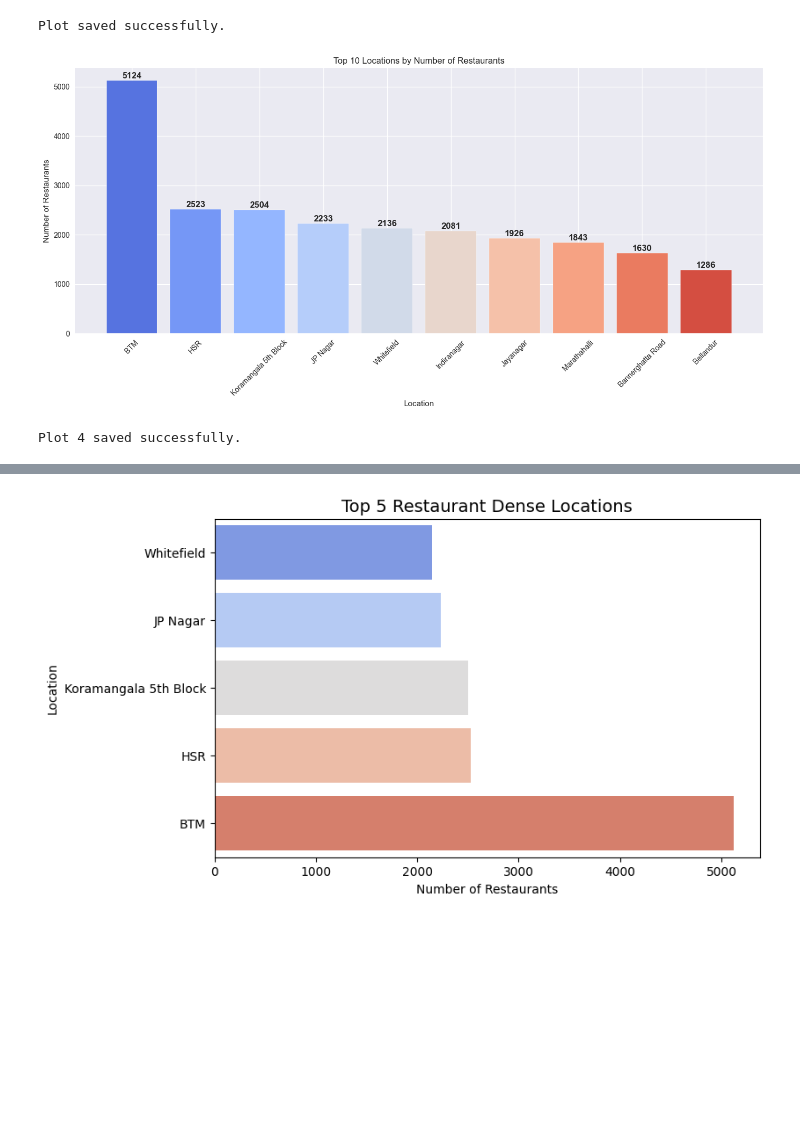
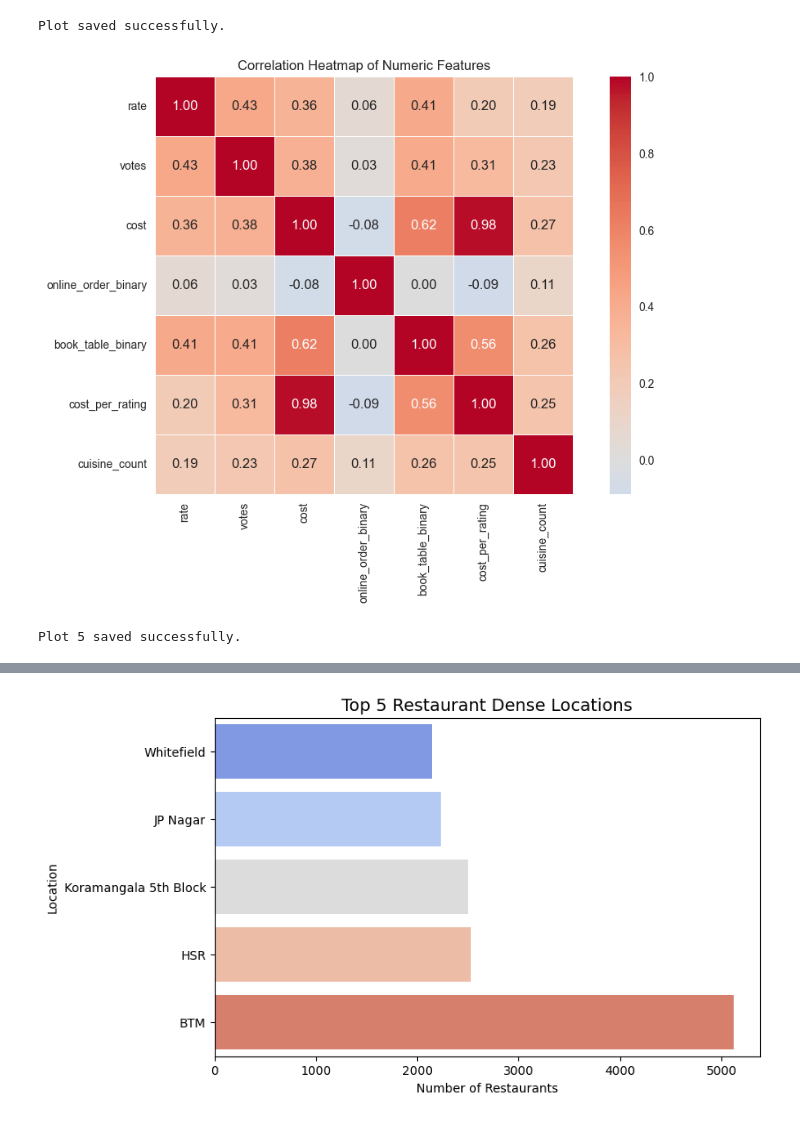
Before and after one commit to kan9667/zomato-ecosystem-analysis, a Jupyter notebook: zomato rest data analysis.ipynb, the cells around one changed output, grey strips where cells are left out. Saved outputs shown, nothing was run; the diff lists cells and outputs as text; code cells hidden in the pictures; blank space fills up the shorter version.

Commit message:
plot 6 added

```diff
--- a/zomato rest data analysis.ipynb
+++ b/zomato rest data analysis.ipynb
@@ -366,44 +366,40 @@ print("Plot saved successfully.")
 # %% [output]
 [figure]
 Plot saved successfully.
-# %%
-#  Top 10 Locations by Restaurant Count
-
-import matplotlib.pyplot as plt
-import seaborn as sns
-
-# Top 10 locations
-top_locations = df['location'].value_counts().head(10)
-
-fig, ax = plt.subplots(figsize=(14, 7))
-
-bars = ax.bar(
-    top_locations.index,
-    top_locations.values,
-    color=sns.color_palette('coolwarm', 10),
-    edgecolor='white'
-)
-
-ax.set_title('Top 10 Locations by Number of Restaurants')
-ax.set_xlabel('Location')
-ax.set_ylabel('Number of Restaurants')
-ax.tick_params(axis='x', rotation=45)
-
-# Value labels
-for bar in bars:
-    height = bar.get_height()
-    ax.text(bar.get_x() + bar.get_width()/2,
-            height + 10,
-            str(int(height)),
-            ha='center',
-            va='bottom',
-            fontweight='bold')
-
-plt.tight_layout()
-plt.savefig('plot4_top_locations.png', dpi=150, bbox_inches='tight')
-plt.show()
-
-print("Plot 4 saved successfully.")
-# %% [output]
-[figure, removed]
-Plot 4 saved successfully.
+# %%
+# Correlation Heatmap
+
+import numpy as np
+import matplotlib.pyplot as plt
+import seaborn as sns
+
+fig, ax = plt.subplots(figsize=(10, 7))
+
+# Select numeric columns
+numeric_cols = df.select_dtypes(include=[np.number]).columns
+
+# Correlation matrix
+correlation_matrix = df[numeric_cols].corr()
+
+# Heatmap
+sns.heatmap(
+    correlation_matrix,
+    annot=True,
+    fmt='.2f',
+    cmap='coolwarm',
+    center=0,
+    square=True,
+    linewidths=0.5,
+    ax=ax
+)
+
+ax.set_title('Correlation Heatmap of Numeric Features')
+
+plt.tight_layout()
+plt.savefig('plot5_correlation_heatmap.png', dpi=150, bbox_inches='tight')
+plt.show()
+
+print("Plot 5 saved successfully.")
+# %% [output]
+[figure, added]
+Plot 5 saved successfully.
```
Also changed, not shown: parts of 2 cells of this notebook, 2 other files.
